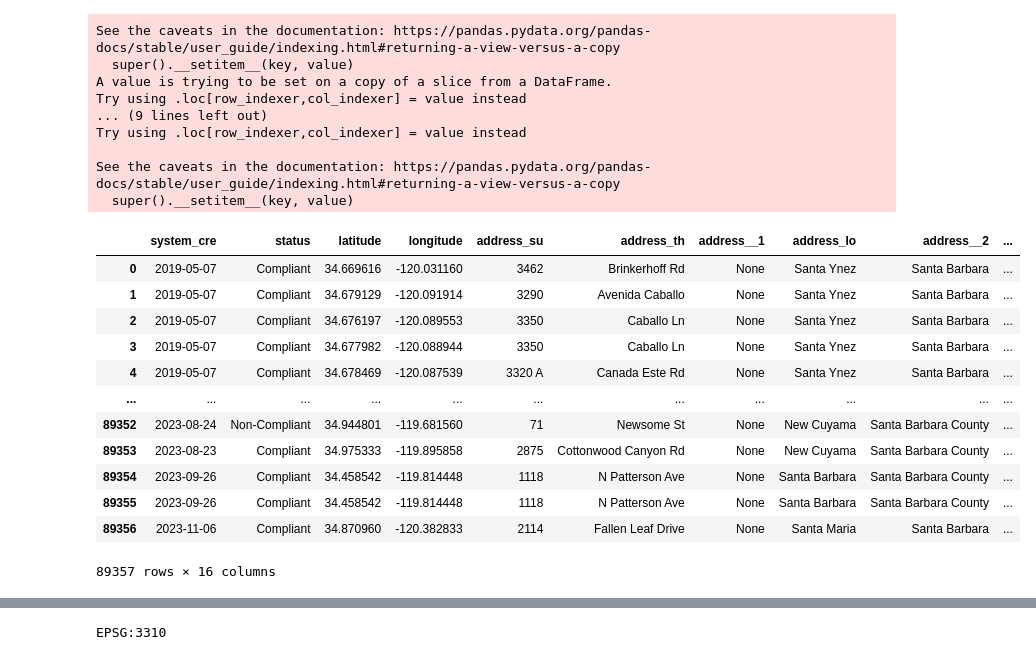
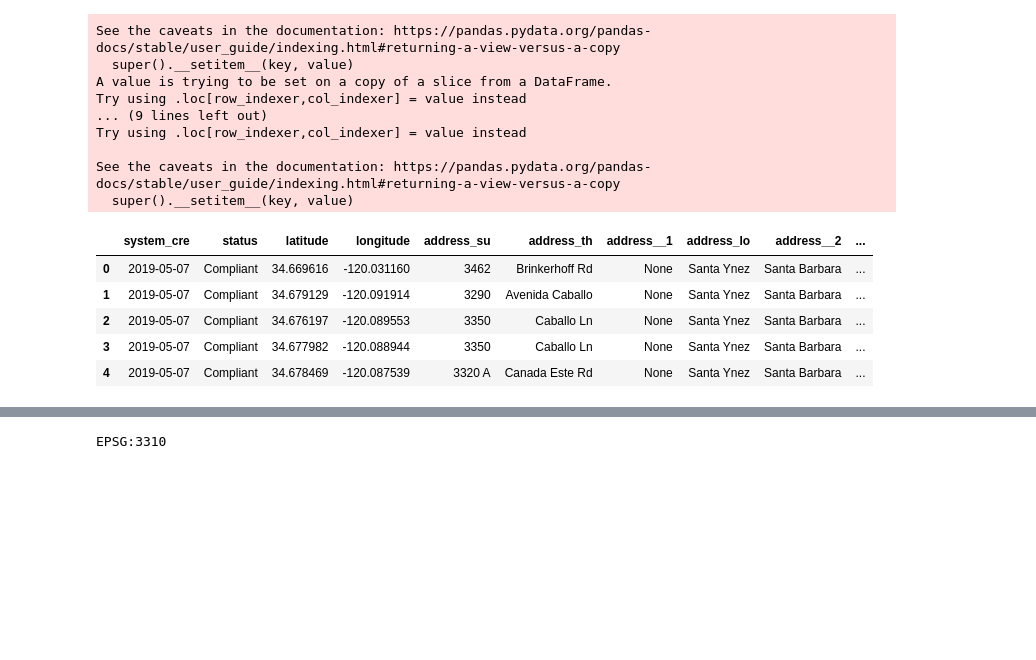
Before and after one commit to wildfire-prep/data-preparation, a Jupyter notebook: code/00_label_data/02_inspection_data_cleaning.ipynb, the cells around one changed output, grey strips where cells are left out. Saved outputs shown, nothing was run; the diff lists cells and outputs as text; code cells hidden in the pictures; blank space fills up the shorter version.

```diff
--- a/code/00_label_data/02_inspection_data_cleaning.ipynb
+++ b/code/00_label_data/02_inspection_data_cleaning.ipynb
@@ -146,21 +166,14 @@ all_inspections = pd.concat([insp_19_clean, insp_20_clean, insp_21_clean, insp_2
 # converting 'system_cre' column to display single days, instead of days and times
 all_inspections["system_cre"] = pd.to_datetime(all_inspections["system_cre"]).dt.date
 # %%
-all_inspections
+all_inspections.head()
 # %% [output]
 |  | system_cre | status | latitude | longitude | address_su | address_th | address__1 | address_lo | address__2 | ... |
 | 0 | 2019-05-07 | Compliant | 34.669616 | -120.031160 | 3462 | Brinkerhoff Rd | None | Santa Ynez | Santa Barbara | ... |
 | 1 | 2019-05-07 | Compliant | 34.679129 | -120.091914 | 3290 | Avenida Caballo | None | Santa Ynez | Santa Barbara | ... |
 | 2 | 2019-05-07 | Compliant | 34.676197 | -120.089553 | 3350 | Caballo Ln | None | Santa Ynez | Santa Barbara | ... |
 | 3 | 2019-05-07 | Compliant | 34.677982 | -120.088944 | 3350 | Caballo Ln | None | Santa Ynez | Santa Barbara | ... |
 | 4 | 2019-05-07 | Compliant | 34.678469 | -120.087539 | 3320 A | Canada Este Rd | None | Santa Ynez | Santa Barbara | ... |
-| ... | ... | ... | ... | ... | ... | ... | ... | ... | ... | ... |
-| 89352 | 2023-08-24 | Non-Compliant | 34.944801 | -119.681560 | 71 | Newsome St | None | New Cuyama | Santa Barbara County | ... |
-| 89353 | 2023-08-23 | Compliant | 34.975333 | -119.895858 | 2875 | Cottonwood Canyon Rd | None | New Cuyama | Santa Barbara County | ... |
-| 89354 | 2023-09-26 | Compliant | 34.458542 | -119.814448 | 1118 | N Patterson Ave | None | Santa Barbara | Santa Barbara County | ... |
-| 89355 | 2023-09-26 | Compliant | 34.458542 | -119.814448 | 1118 | N Patterson Ave | None | Santa Barbara | Santa Barbara County | ... |
-| 89356 | 2023-11-06 | Compliant | 34.870960 | -120.382833 | 2114 | Fallen Leaf Drive | None | Santa Maria | Santa Barbara | ... |
-89357 rows × 16 columns
 # %%
 # rename columns to be more readable
 
```
Also changed, not shown: parts of 4 cells of this notebook, 2 other files.
